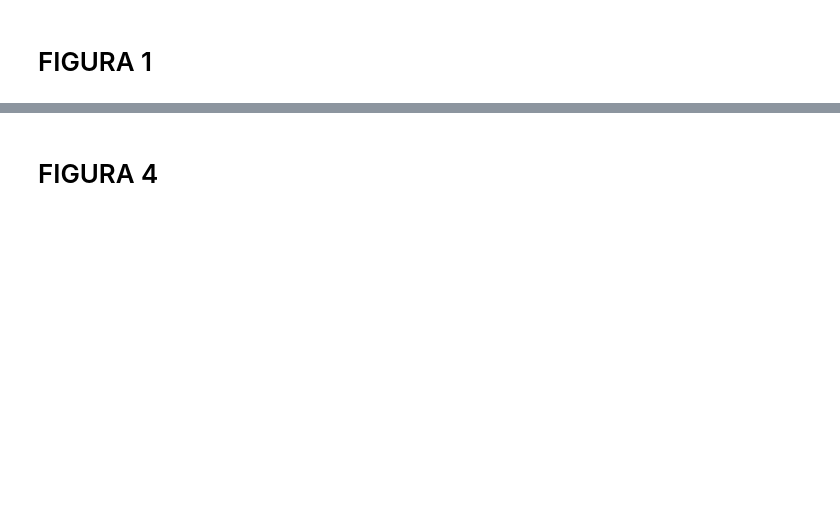
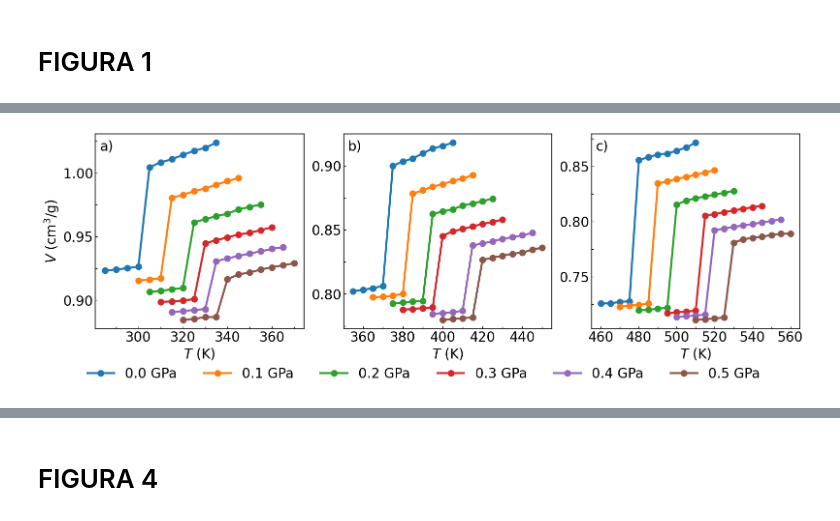
Before and after one commit to aressanu/ENTROPIES-25, a Jupyter notebook: grafics.ipynb, the cells around one changed output, grey strips where cells are left out. Cells and saved outputs as stored; diff of their text form; code cells hidden in the pictures; blank space fills up the shorter version.

```diff
--- a/grafics.ipynb
+++ b/grafics.ipynb
@@ -180,0 +13,63 @@ plt.show()
+# %%
+import numpy as np
+import matplotlib.pyplot as plt
+import matplotlib.ticker as ticker
+import glob
+
+colors_P  = ['tab:blue', 'tab:orange', 'tab:green', 'tab:red', 'tab:purple', 'tab:brown']
+materials = ['NPG', 'PG', 'PE']
+pressures = [0.0, 0.1, 0.2, 0.3, 0.4, 0.5]
+
+fig, axes = plt.subplots(1, 3, figsize=(16, 5))
+vol_handles, vol_labels = [], []
+
+for idx, (ax, material) in enumerate(zip(axes, materials)):
+    files = sorted(glob.glob(f"/home/aressanuy/Desktop/doc/paper-npgpgpe/f_volum/P*_{material}.dat"))
+
+    if not files:
+        ax.text(0.5, 0.5, f'No data\n{material}',
+                ha='center', va='center', transform=ax.transAxes, fontsize=14)
+        continue
+
+    for i, fpath in enumerate(files):
+        try:
+            data = np.loadtxt(fpath, comments='#')
+            if data.ndim == 1:
+                data = data[np.newaxis, :]
+            T = data[:, 0]
+            if   material == 'PE':  V = data[:, 1] * 0.0043
+            elif material == 'NPG': V = data[:, 1]
+            elif material == 'PG':  V = data[:, 1] * 0.0098
+
+            line, = ax.plot(T, V, 'o-', color=colors_P[i % len(colors_P)],
+                            linewidth=3, markersize=9)
+            if idx == 0:
+                vol_handles.append(line)
+                vol_labels.append(f'{pressures[i]} GPa')
+        except Exception as e:
+            print(f"  Error: {fpath}: {e}")
+
+    ax.set_xlabel(r'$T$ (K)', fontsize=20)
+    if idx == 0:
+        ax.set_ylabel(r'$V$ (cm$^3$/g)', fontsize=20)
+    ax.text(0.02, 0.97, f'{chr(97+idx)})', transform=ax.transAxes,
+        fontsize=20, va='top', ha='left')
+    ax.tick_params(axis='both', labelsize=20, direction='in')
+    ax.xaxis.set_major_locator(ticker.MultipleLocator(20))
+    ax.yaxis.set_major_locator(ticker.MultipleLocator(0.05))
+    ax.xaxis.set_minor_locator(ticker.AutoMinorLocator(2))
+    ax.yaxis.set_minor_locator(ticker.AutoMinorLocator(2))
+    ax.tick_params(which='minor', length=3, width=1, direction='in')
+    for spine in ax.spines.values():
+        spine.set_linewidth(1.2)
+
+fig.legend(vol_handles, vol_labels,
+           loc='lower center', ncol=len(pressures),
+           fontsize=20, bbox_to_anchor=(0.5, -0.10), frameon=False)
+
+plt.tight_layout()
+plt.savefig('/home/aressanuy/Desktop/doc/paper-npgpgpe/FIGURES/fig1.png',
+            dpi=150, bbox_inches='tight')
+plt.show()
+# %% [output]
+[figure, added]
```
Also changed, not shown: parts of 10 cells of this notebook, 1 other file.
